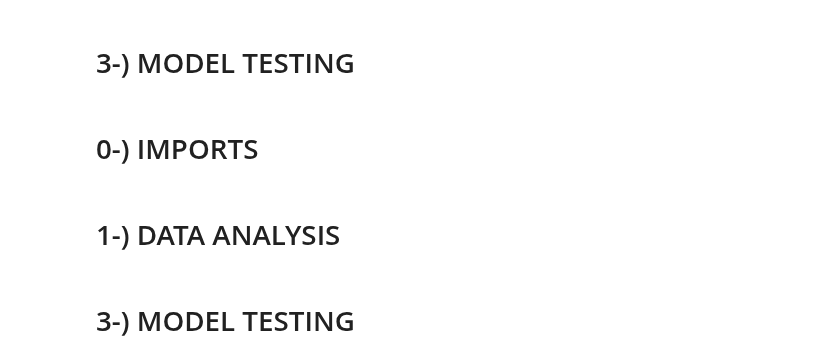
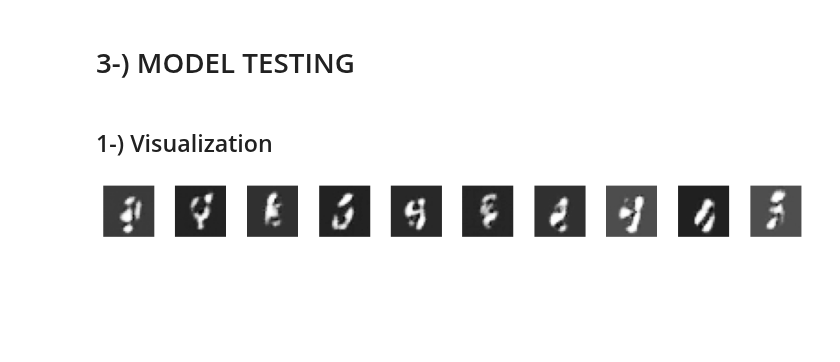
Before and after one commit to giraydorukyurt7/Data_Science-And-Artificial_Intelligence-Journeys, a Jupyter notebook: Deep_Learning/GAN_MNIST_NUMBER_IMAGE_GENERATOR/gan_mnist_number_image_generator.ipynb, the cells around one changed output. Saved outputs shown, nothing was run; the diff lists cells and outputs as text; code cells hidden in the pictures; blank space fills up the shorter version.

Commit message:
GAN Application - MNIST NUMBER IMAGE GENERATOR 3

```diff
--- a/Deep_Learning/GAN_MNIST_NUMBER_IMAGE_GENERATOR/gan_mnist_number_image_generator.ipynb
+++ b/Deep_Learning/GAN_MNIST_NUMBER_IMAGE_GENERATOR/gan_mnist_number_image_generator.ipynb
@@ -174,0 +179,26 @@ _________________________________________________________________
+# %%
+epochs     = 10000
+batch_size = 64
+half_batch = batch_size//2
+# %%
+# Training Cycle
+for epoch in tqdm(range(epochs), desc="Training Process"):
+    #Train Discriminator with real data
+    idx         = np.random.randint(0,X_train.shape[0], half_batch) #select random images of half of the images of batchsize
+    real_images = X_train[idx] #save real images
+    real_labels = np.ones((half_batch,1)) #Label real data as 1
+    #Train Discriminator with fake data
+    noise       = np.random.normal(0,1,(half_batch, zdim)) # noise image
+    fake_images = generator_model.predict(noise,verbose=0) # generate fake images
+    fake_labels = np.zeros((half_batch,1)) #Label fake data as 0
+    #Update Discriminator
+    d_loss_real = discriminator_model.train_on_batch(real_images,real_labels) #Calculate Loss with real data
+    d_loss_fake = discriminator_model.train_on_batch(fake_images,fake_labels) #Calculate Loss with fake data
+    d_loss      = np.add(d_loss_fake,d_loss_real)*0.5 #Average Loss
+    #Train GAN
+    noise   = np.random.normal(0,1,(batch_size,zdim))#create noise
+    valid_y = np.ones((batch_size, 1)) #real values
+    g_loss  = GAN.train_on_batch(noise, valid_y) #GAN loss
+    #Print Training
+    if epoch % 100 == 0:
+        print(f"{epoch}/{epochs}, d_loss:{d_loss[0]}, g_loss:{g_loss[0]}\n")
@@ -175,8 +219,24 @@ _________________________________________________________________
 # %% [markdown]
 # 3-) MODEL TESTING
-# %% [markdown]
-# 0-) IMPORTS
 # %% [markdown]
-# 1-) DATA ANALYSIS
+## 1-) Visualization
-# %% [markdown]
-# 3-) MODEL TESTING
+# %%
+def plot_generated_images(generator, zdim, examples = 10, dim = (1,10)):
+    noise = np.random.normal(0, 1, (examples, zdim)) #noise vectors
+    generated_images = generator.predict(noise, verbose=0) #created images
+    generated_images = 0.5*generated_images+0.5 #scale images
+
+    plt.figure(figsize=(10,1))
+    for i in range(generated_images.shape[0]):
+        plt.subplot(dim[0],dim[1],i+1)
+        plt.imshow(generated_images[i, :, :, 0], cmap='gray')#show in gray scale
+        plt.axis('off')
+    plt.tight_layout()
+    plt.show()
+
+plot_generated_images(generator=generator_model,
+                      zdim=zdim,
+                      examples = 10,
+                      dim = (1,10))
+# %% [output]
+[figure, added]
```
Also changed, not shown: parts of 6 cells of this notebook.
